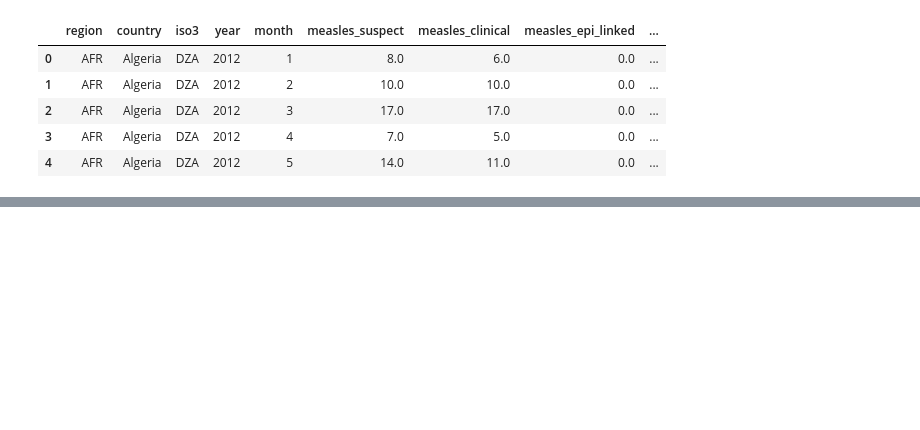
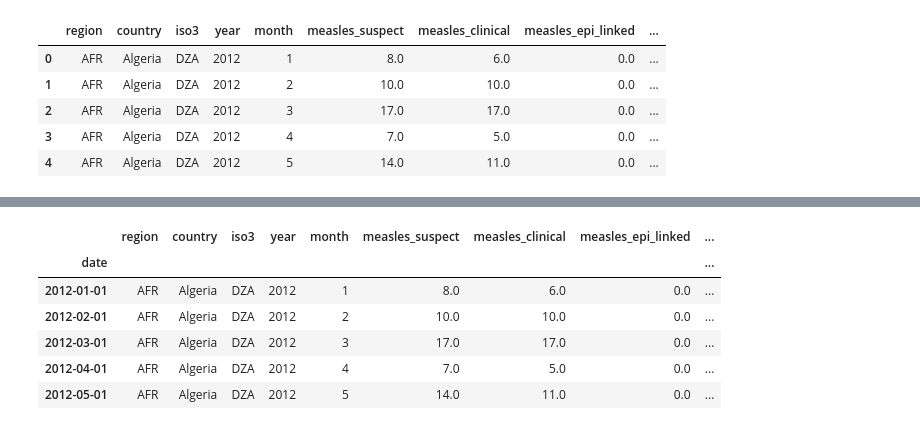
Before and after one commit to ycs25/database_project, a Jupyter notebook: stats_experiments.ipynb, the cells around one changed output, grey strips where cells are left out. Drawn from its saved outputs; the diff is of its cells as text; code cells hidden in the pictures; blank space fills up the shorter version.

```diff
--- a/stats_experiments.ipynb
+++ b/stats_experiments.ipynb
@@ -45,0 +65,10 @@ print(region_data["region_name"].unique())
+# %%
+region_data.head()
+# %% [output]
+|  | region | country | iso3 | year | month | measles_suspect | measles_clinical | measles_epi_linked | ... |
+| date |  |  |  |  |  |  |  |  | ... |
+| 2012-01-01 | AFR | Algeria | DZA | 2012 | 1 | 8.0 | 6.0 | 0.0 | ... |
+| 2012-02-01 | AFR | Algeria | DZA | 2012 | 2 | 10.0 | 10.0 | 0.0 | ... |
+| 2012-03-01 | AFR | Algeria | DZA | 2012 | 3 | 17.0 | 17.0 | 0.0 | ... |
+| 2012-04-01 | AFR | Algeria | DZA | 2012 | 4 | 7.0 | 5.0 | 0.0 | ... |
+| 2012-05-01 | AFR | Algeria | DZA | 2012 | 5 | 14.0 | 11.0 | 0.0 | ... |
```
Also changed, not shown: parts of 11 cells of this notebook.
